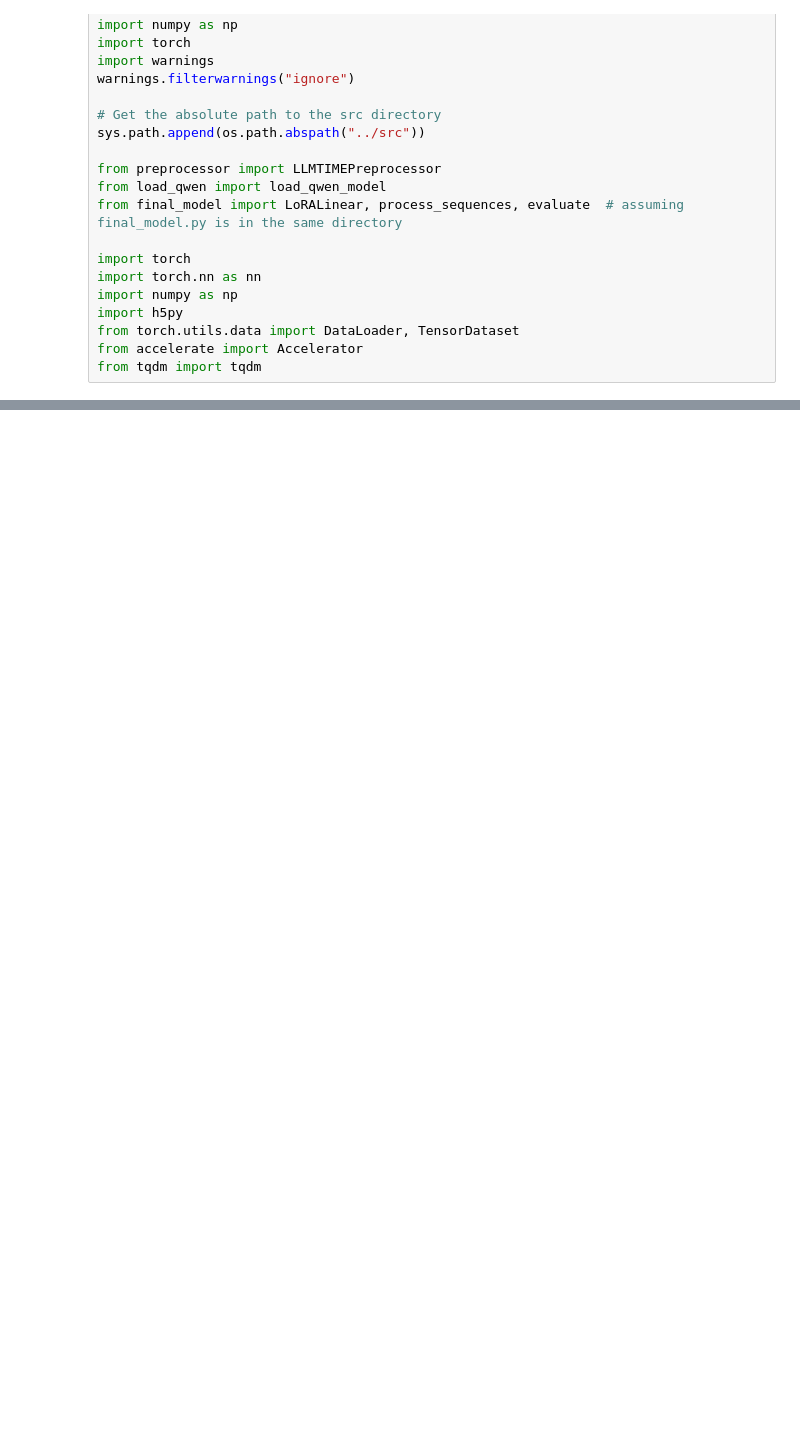
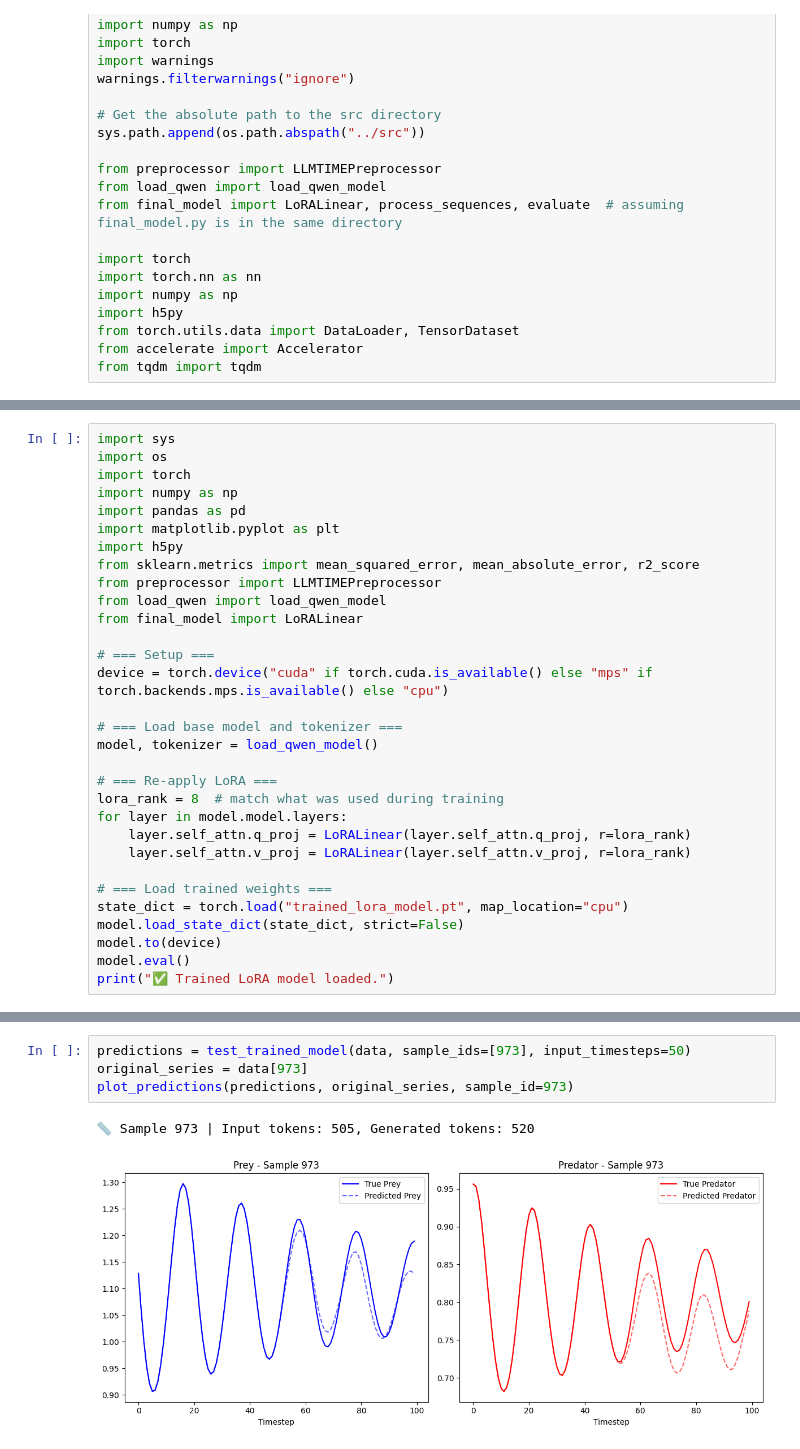
Before and after one commit to raunaq-rai/LLM-time-series-forecasting, a Jupyter notebook: notebooks/3c_final_model.ipynb, the cells around one changed output, grey strips where cells are left out. Drawn from its saved outputs; the diff is of its cells as text; blank space fills up the shorter version.

Commit message:
final model trained and saved as a .pt file

```diff
--- a/notebooks/3c_final_model.ipynb
+++ b/notebooks/3c_final_model.ipynb
@@ -222,0 +52,31 @@ Predator:
+# %%
+import sys
+import os
+import torch
+import numpy as np
+import pandas as pd
+import matplotlib.pyplot as plt
+import h5py
+from sklearn.metrics import mean_squared_error, mean_absolute_error, r2_score
+from preprocessor import LLMTIMEPreprocessor
+from load_qwen import load_qwen_model
+from final_model import LoRALinear
+
+# === Setup ===
+device = torch.device("cuda" if torch.cuda.is_available() else "mps" if torch.backends.mps.is_available() else "cpu")
+
+# === Load base model and tokenizer ===
+model, tokenizer = load_qwen_model()
+
+# === Re-apply LoRA ===
+lora_rank = 8  # match what was used during training
+for layer in model.model.layers:
+    layer.self_attn.q_proj = LoRALinear(layer.self_attn.q_proj, r=lora_rank)
+    layer.self_attn.v_proj = LoRALinear(layer.self_attn.v_proj, r=lora_rank)
+
+# === Load trained weights ===
+state_dict = torch.load("trained_lora_model.pt", map_location="cpu")
+model.load_state_dict(state_dict, strict=False)
+model.to(device)
+model.eval()
+print("✅ Trained LoRA model loaded.")
@@ -222,0 +165,7 @@ Predator:
+# %%
+predictions = test_trained_model(data, sample_ids=[973], input_timesteps=50)
+original_series = data[973]
+plot_predictions(predictions, original_series, sample_id=973)
+# %% [output]
+📏 Sample 973 | Input tokens: 505, Generated tokens: 520
+[figure, added]
```
Also changed, not shown: parts of 6 cells of this notebook, 6 other files.
